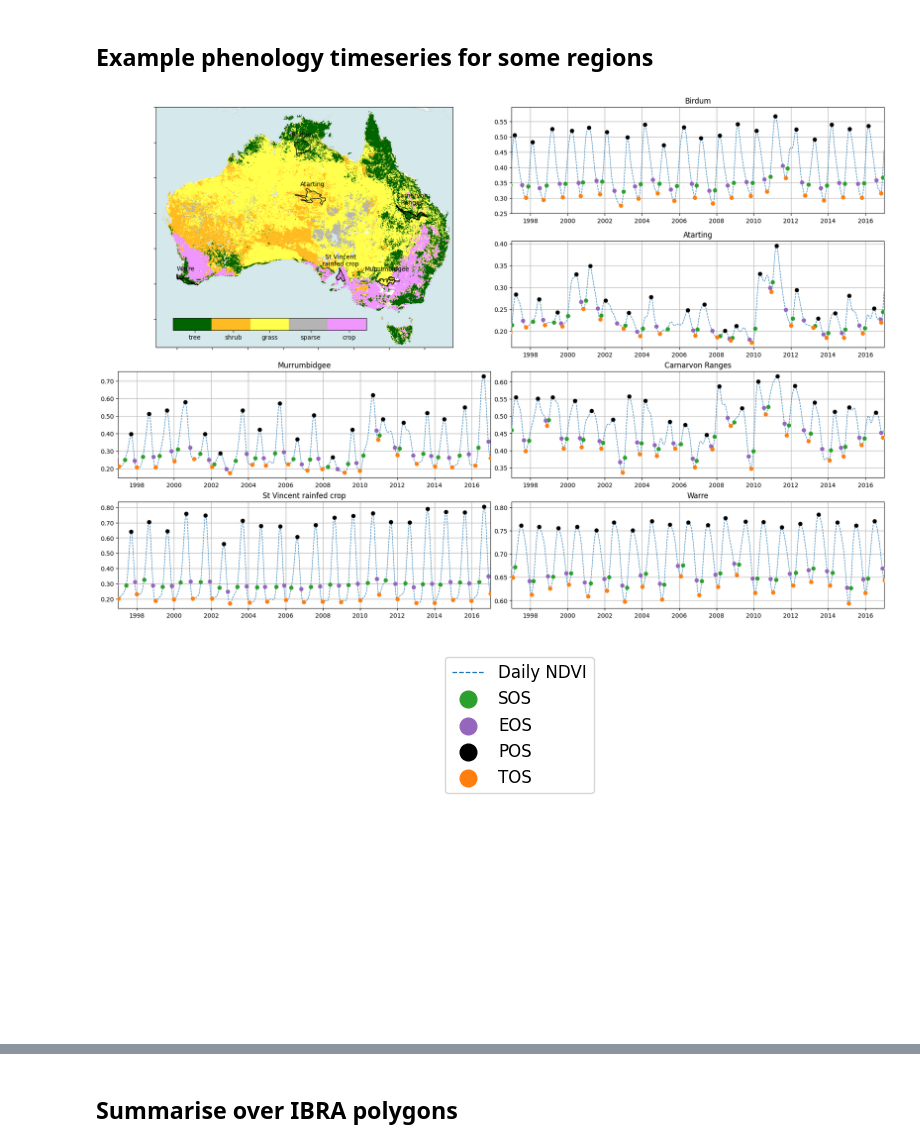
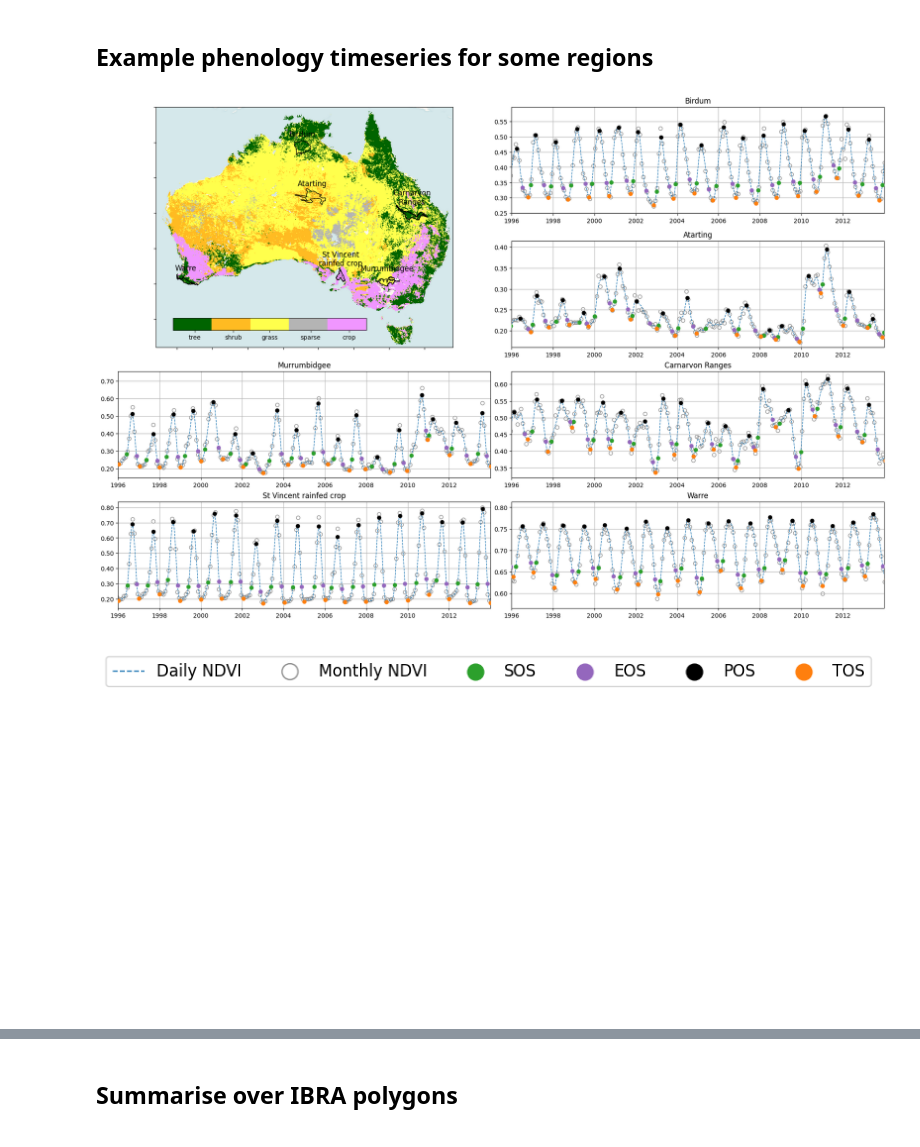
Before and after one commit to cbur24/Aus_phenology, a Jupyter notebook: notebooks/3_Summarise_perpixel_phenology.ipynb, the cells around one changed output, grey strips where cells are left out. Cells and saved outputs as stored; diff of their text form; code cells hidden in the pictures.

```diff
--- a/notebooks/3_Summarise_perpixel_phenology.ipynb
+++ b/notebooks/3_Summarise_perpixel_phenology.ipynb
@@ -374,7 +356,7 @@ axes['A'].set_title(None)
 gdf[gdf['SUB_NAME_7'].isin(locs)].apply(lambda x: axes['A'].annotate(text=textwrap.fill(x['SUB_NAME_7'], 12),
                         xy=x.geometry.centroid.coords[0],
                         xytext=(x.geometry.centroid.coords[0][0], x.geometry.centroid.coords[0][1]+1.5),
-                        ha='center', fontsize=10), axis=1)
+                        ha='center', fontsize=12), axis=1)
 
 ctx.add_basemap(axes['A'], source=ctx.providers.CartoDB.VoyagerNoLabels, crs='EPSG:4326', attribution='', attribution_size=1)
 axes['A'].set_yticklabels([])
@@ -382,7 +364,12 @@ axes['A'].set_xticklabels([])
 axes['A'].set_title(None)
 
 for ax,k,v in zip(subax, locs, [results[x] for x in locs]):
-    v.plot(ax=ax, color='tab:blue', linestyle='--', linewidth=0.9, label='Daily NDVI') #.sel(time=slice('1997','2016'))
+    v.plot(ax=ax, color='tab:blue', linestyle='--', linewidth=1.0, label='Daily NDVI') #.sel(time=slice('1997','2016'))
+    geom = Geometry(geom=gdf[gdf['SUB_NAME_7'].isin([k])].geometry.item(), crs=gdf.crs)
+    dss = ds.odc.mask(poly=geom)
+    dss = dss.mean(['latitude', 'longitude'])
+    dss.plot.scatter(ax=ax, label='Monthly NDVI', alpha=0.9, facecolors='none', edgecolors='tab:gray')
+
     # ax.set_ylim(0.15, 0.7)
     ax.scatter(x=[pd.to_datetime(d-1, unit='D', origin=str(int(y))) for d,y in zip(eco_regions_phenometrics[k].SOS.values, eco_regions_phenometrics[k].SOS_year.values)],
                y=eco_regions_phenometrics[k].vSOS,
@@ -405,19 +392,19 @@ for ax,k,v in zip(subax, locs, [results[x] for x in locs]):
     ax.set_title(k, fontsize=12)
     ax.grid()
     ax.set_yticklabels(['{:2.2f}'.format(x) for x in ax.get_yticks()])
-    ax.set_xlim(pd.Timestamp("1997-01-1"), pd.Timestamp("2016-12-31"))
+    ax.set_xlim(pd.Timestamp("1996-01-1"), pd.Timestamp("2013-12-31"))
 fig.savefig(f'/g/data/os22/chad_tmp/Aus_phenology/results/figs/phenology_example_regions.png',
       bbox_inches='tight', dpi=300);
 # %% [output]
-[figure, old version]
+[figure, new version]
 # %%
 # get handles and labels for reuse
 label_params = axes['G'].get_legend_handles_labels()
 
 figl, axl = plt.subplots()
 axl.axis(False)
-axl.legend(*label_params, loc="best", fontsize=12, markerscale=2, ncol=1)
+axl.legend(*label_params, loc="best", fontsize=12, markerscale=2, ncol=6)
 figl.savefig(f'/g/data/os22/chad_tmp/Aus_phenology/results/figs/legend_example_phenology.png',
           bbox_inches='tight', dpi=300);
 # %% [output]
-[figure, old version]
+[figure, new version]
```
Also changed, not shown: parts of 7 cells of this notebook, 5 other files.
